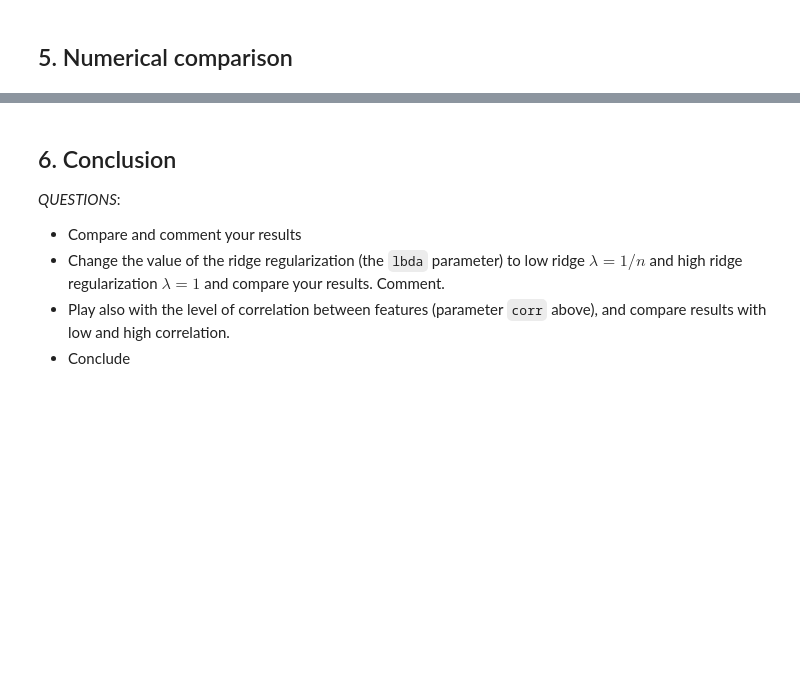
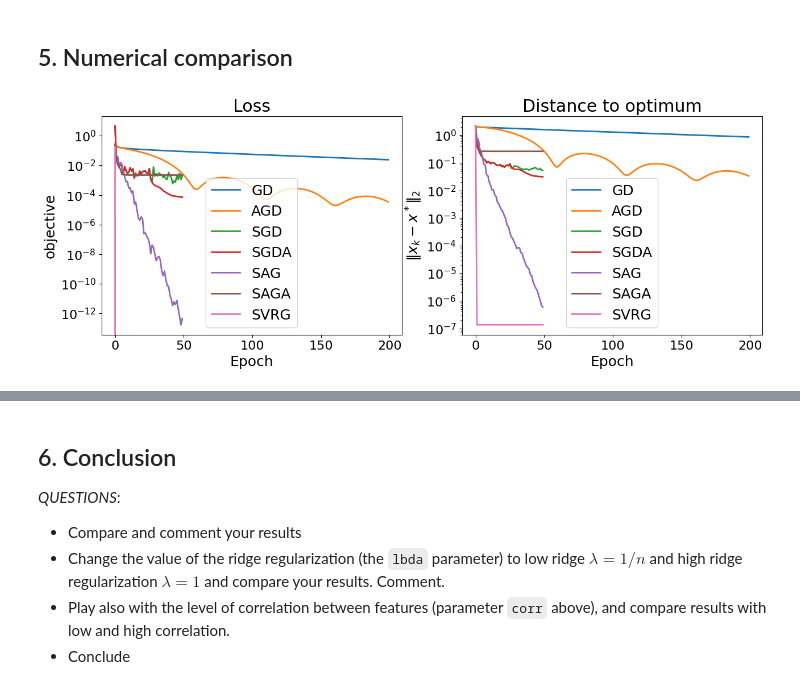
Before and after one commit to BryanBradfo/optimisation-algorithms, a Jupyter notebook: lab2_chen_bryan_and_devilder_alice.ipynb, the cells around one changed output, grey strips where cells are left out. Saved outputs shown, nothing was run; the diff lists cells and outputs as text; code cells hidden in the pictures; blank space fills up the shorter version.

```diff
--- a/lab2_chen_bryan_and_devilder_alice.ipynb
+++ b/lab2_chen_bryan_and_devilder_alice.ipynb
@@ -811,17 +815,19 @@ plot_time(monitors, solvers)
 <a id='comp'></a>
 ## 5. Numerical comparison
 # %%
+monitors = [monitor_gd, monitor_agd,
+            monitor_sgd, monitor_sgda,
+            monitor_sag, monitor_saga,
+            monitor_svrg]
 # monitors = [monitor_gd, monitor_agd,
 #             monitor_sgd, monitor_sgda,
-#             monitor_sag, monitor_saga,
-#             monitor_svrg]
-monitors = [monitor_gd, monitor_agd,
-            monitor_sgd, monitor_sgda,
-            monitor_sag, monitor_svrg]
+#             monitor_sag, monitor_svrg]
 
-# solvers = ["GD", "AGD", "SGD", "SGDA", "SAG", "SAGA", "SVRG"]
-solvers = ["GD", "AGD", "SGD", "SGDA", "SAG", "SVRG"]
+solvers = ["GD", "AGD", "SGD", "SGDA", "SAG", "SAGA", "SVRG"]
+# solvers = ["GD", "AGD", "SGD", "SGDA", "SAG", "SVRG"]
 
 plot_epochs(monitors, solvers)
+# %% [output]
+[figure, added]
 # %%
 plot_time(monitors, solvers, xscale='log')
```
Also changed, not shown: parts of 15 cells of this notebook.
